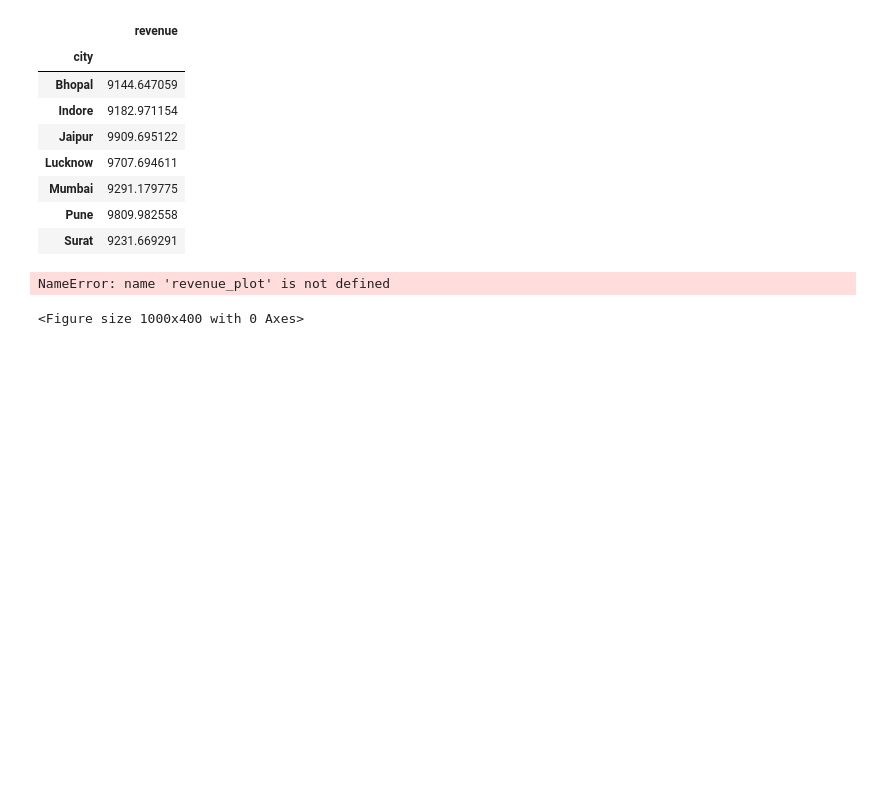
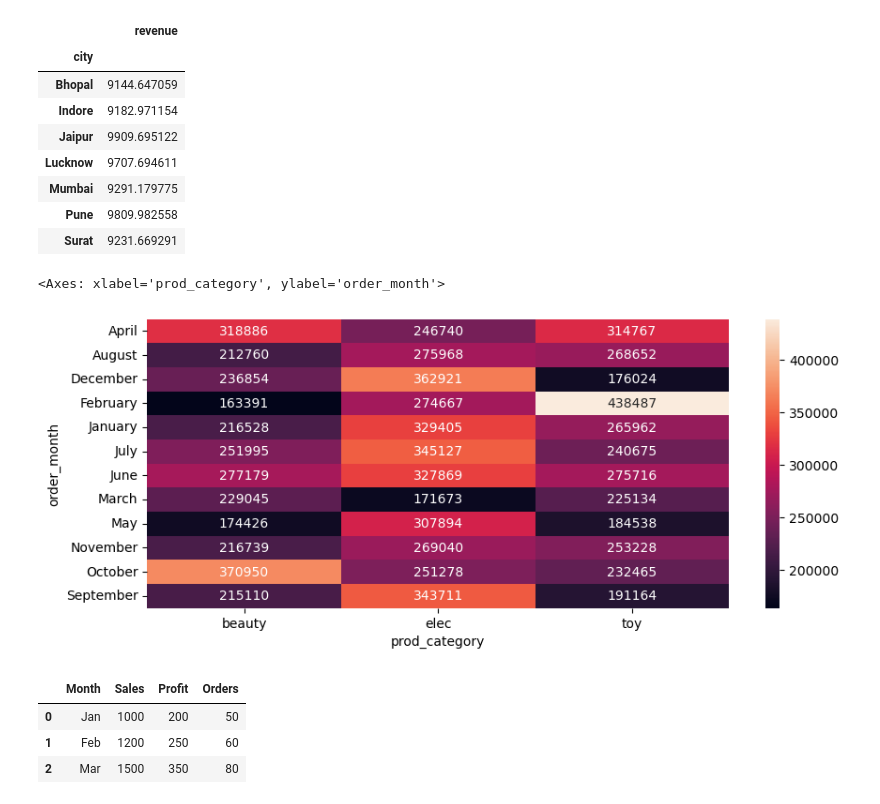
Before and after one commit to Anshu-Tech-Arch/E-commerce-Business-Analytics-Advanced-, a Jupyter notebook: Main Project.ipynb, the cells around one changed output. Drawn from its saved outputs; the diff is of its cells as text; code cells hidden in the pictures; blank space fills up the shorter version.

```diff
--- a/Main Project.ipynb
+++ b/Main Project.ipynb
@@ -95,10 +95,24 @@ pd.pivot_table(
 # %%
 plt.figure(figsize=(10,4))
 sns.heatmap(
-    revenue_plot,
+    revenue_pivot,
     annot=True,
     fmt='.0f'
 )
 # %% [output]
-NameError: name 'revenue_plot' is not defined
+<Axes: xlabel='prod_category', ylabel='order_month'>
-<Figure size 1000x400 with 0 Axes>
+[figure, added]
+# %%
+monthly_stats = pd.DataFrame({
+    'Month':['Jan','Feb','Mar'],
+    'Sales':[1000,1200,1500],
+    'Profit':[200,250,350],
+    'Orders':[50,60,80]
+})
+
+monthly_stats
+# %% [output]
+|  | Month | Sales | Profit | Orders |
+| 0 | Jan | 1000 | 200 | 50 |
+| 1 | Feb | 1200 | 250 | 60 |
+| 2 | Mar | 1500 | 350 | 80 |
```
Also changed, not shown: parts of 1 cell of this notebook, 1 other file.
